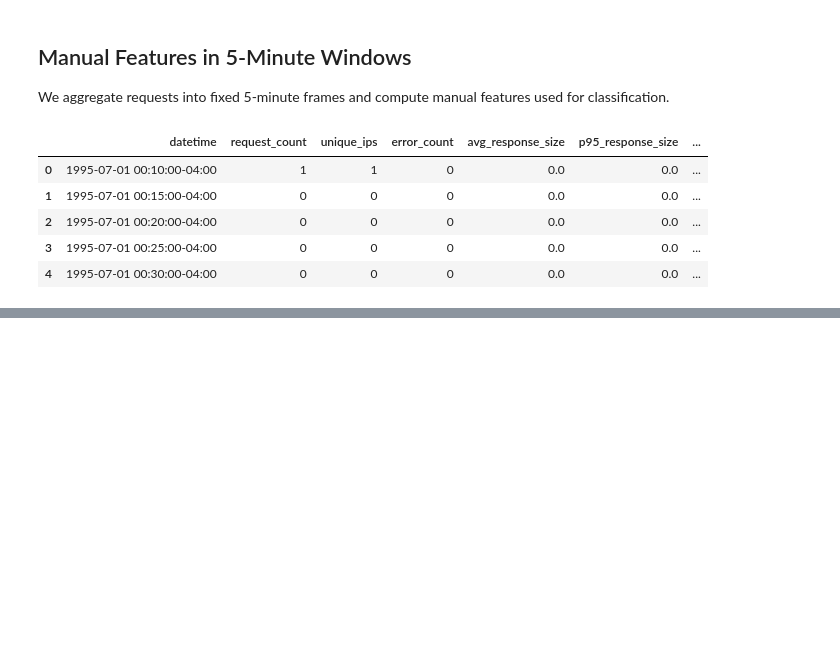
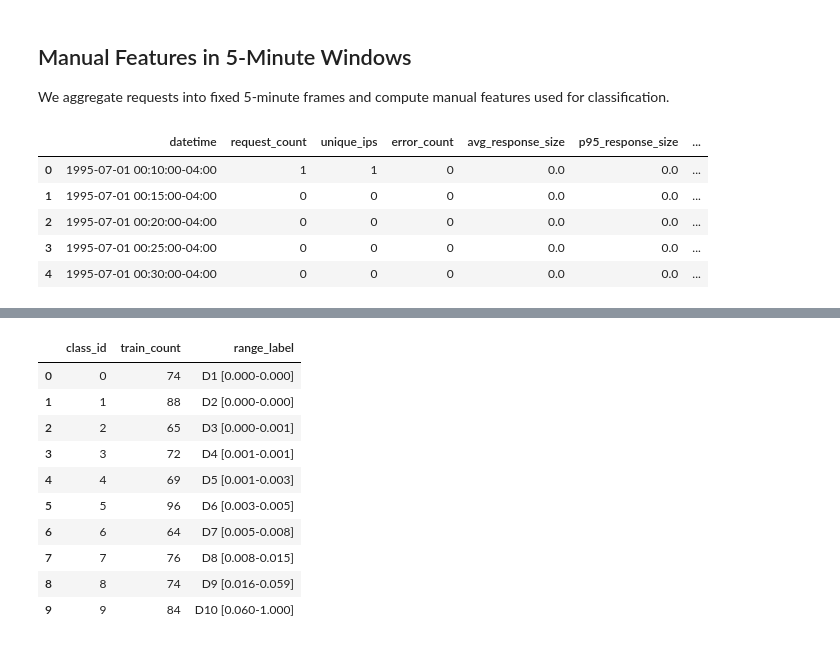
Before and after one commit to sidqian123/log-ml, a Jupyter notebook: notebooks/02_window_anomaly_classification.ipynb, the cells around one changed output, grey strips where cells are left out. Cells and saved outputs as stored; diff of their text form; code cells hidden in the pictures; blank space fills up the shorter version.

```diff
--- a/notebooks/02_window_anomaly_classification.ipynb
+++ b/notebooks/02_window_anomaly_classification.ipynb
@@ -317,0 +488,84 @@ Saved model metrics to: /Users/sidqian/Downloads/Code/log-ml/artifacts/window_le
+# %%
+# Build quantile-based multiclass inference target from current-window severity
+supervised_df = supervised_df.copy().sort_values('datetime').reset_index(drop=True)
+
+multi_df = supervised_df.copy()
+
+score_min = float(multi_df['service_anomaly_score'].min())
+score_max = float(multi_df['service_anomaly_score'].max())
+score_span = score_max - score_min
+if score_span <= 0:
+    raise ValueError('Cannot create quantile classes because service anomaly score has no variation.')
+
+multi_df['service_score_norm'] = (multi_df['service_anomaly_score'] - score_min) / score_span
+multi_df['service_score_norm'] = multi_df['service_score_norm'].clip(0.0, 1.0)
+
+# Quantile-based 10 classes (D1..D10)
+multi_df['severity_class'] = pd.qcut(
+    multi_df['service_score_norm'],
+    q=10,
+    labels=False,
+    duplicates='drop',
+).astype(int)
+
+available_class_ids = sorted(multi_df['severity_class'].unique().tolist())
+if len(available_class_ids) < 10:
+    print(f'Warning: only {len(available_class_ids)} classes due to duplicate quantile edges.')
+
+class_ranges = (
+    multi_df.groupby('severity_class')['service_score_norm']
+    .agg(['min', 'max'])
+    .reset_index()
+    .sort_values('severity_class')
+)
+id_to_label = {
+    int(row.severity_class): f"D{int(row.severity_class)+1} [{row.min:.3f}-{row.max:.3f}]"
+    for row in class_ranges.itertuples(index=False)
+}
+
+# Temporal features from Part 1-derived signals
+temporal_seed_cols = [
+    'service_anomaly_score',
+    'traffic_anomaly_score',
+    'error_rate',
+    'request_count',
+    'rate_5xx',
+    'rate_4xx',
+    'avg_response_size',
+    'p95_response_size',
+]
+
+for col in temporal_seed_cols:
+    multi_df[f'{col}_lag1'] = multi_df[col].shift(1)
+    multi_df[f'{col}_lag2'] = multi_df[col].shift(2)
+    multi_df[f'{col}_roll3_mean'] = multi_df[col].rolling(window=3, min_periods=1).mean()
+
+multi_df = multi_df.dropna().copy()
+
+base_multi_cols = feature_cols.copy()
+extra_multi_cols = [
+    c for c in multi_df.columns
+    if c.endswith('_lag1') or c.endswith('_lag2') or c.endswith('_roll3_mean')
+]
+multi_feature_cols = list(dict.fromkeys(base_multi_cols + extra_multi_cols))
+
+X_multi = multi_df[multi_feature_cols].copy()
+y_multi = multi_df['severity_class'].copy()
+
+split_idx_multi = int(len(multi_df) * 0.8)
+X_train_multi, X_test_multi = X_multi.iloc[:split_idx_multi], X_multi.iloc[split_idx_multi:]
+y_train_multi, y_test_multi = y_multi.iloc[:split_idx_multi], y_multi.iloc[split_idx_multi:]
+
+print('Multiclass rows:', len(multi_df), '| Train:', len(X_train_multi), '| Test:', len(X_test_multi))
+print('Number of tuned features:', len(multi_feature_cols))
+print('Class ids:', available_class_ids)
+
+display(
+    y_train_multi.value_counts().sort_index().rename_axis('class_id').reset_index(name='train_count')
+      .assign(range_label=lambda d: d['class_id'].map(id_to_label))
+)
+display(
+    y_test_multi.value_counts().sort_index().rename_axis('class_id').reset_index(name='test_count')
+      .assign(range_label=lambda d: d['class_id'].map(id_to_label))
+)
+# %% [output]
@@ -317,0 +575,11 @@ Saved model metrics to: /Users/sidqian/Downloads/Code/log-ml/artifacts/window_le
+|  | class_id | train_count | range_label |
+| 0 | 0 | 74 | D1 [0.000-0.000] |
+| 1 | 1 | 88 | D2 [0.000-0.000] |
+| 2 | 2 | 65 | D3 [0.000-0.001] |
+| 3 | 3 | 72 | D4 [0.001-0.001] |
+| 4 | 4 | 69 | D5 [0.001-0.003] |
+| 5 | 5 | 96 | D6 [0.003-0.005] |
+| 6 | 6 | 64 | D7 [0.005-0.008] |
+| 7 | 7 | 76 | D8 [0.008-0.015] |
+| 8 | 8 | 74 | D9 [0.016-0.059] |
+| 9 | 9 | 84 | D10 [0.060-1.000] |
```
Also changed, not shown: parts of 17 cells of this notebook, 3 other files.
